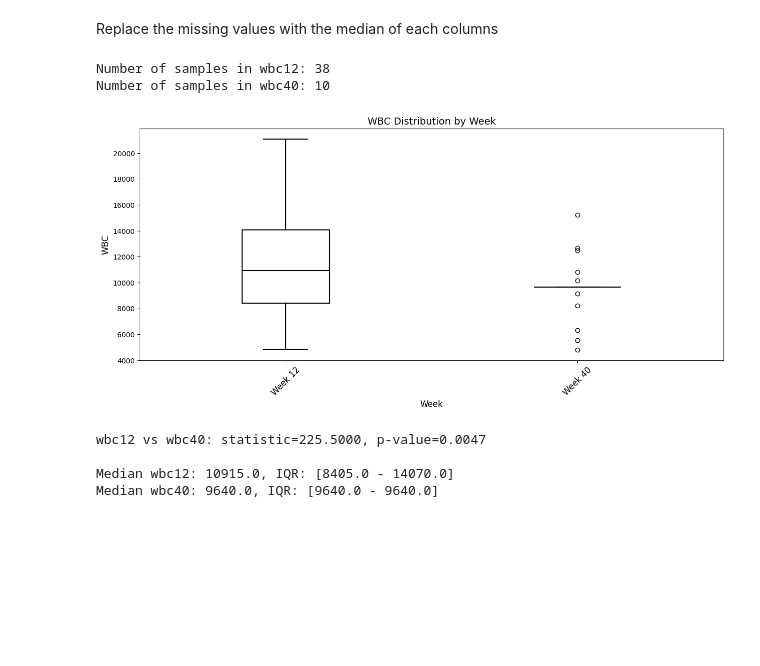
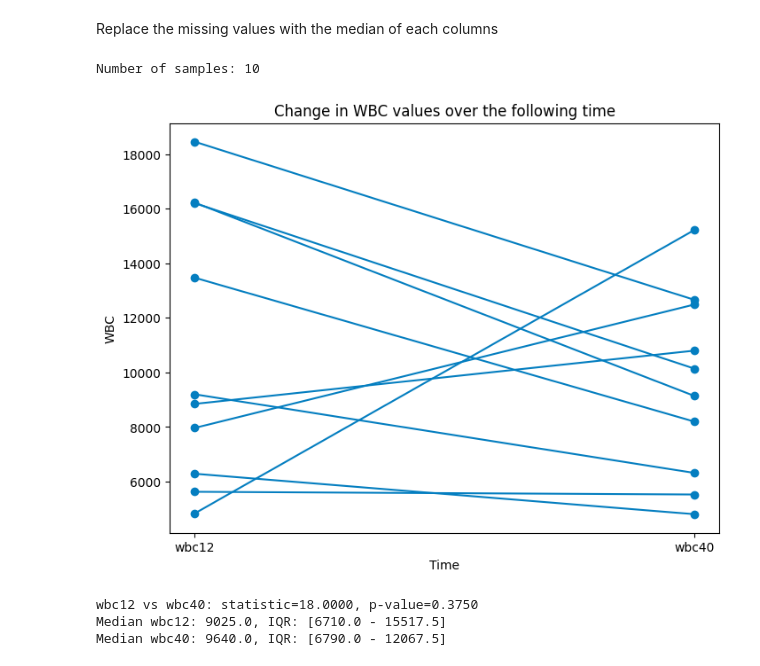
Before and after one commit to chphuttipan/mu-fip-analysis, a Jupyter notebook: fip_analysis_py.ipynb, the cells around one changed output. Saved outputs shown, nothing was run; the diff lists cells and outputs as text; code cells hidden in the pictures; blank space fills up the shorter version.

Commit message:
Adjust the comparison using Wilcoxon, scatterplot and line.

```diff
--- a/fip_analysis_py.ipynb
+++ b/fip_analysis_py.ipynb
@@ -825,10 +875,8 @@ def wilcox_col(prefix_param, df, df_clean, specific_weeks=None, alpha=0.05):
 # %%
-wilcox_col('wbc', df_copy, df_no_na, [12, 40])
+wilcox_col2('wbc', df_copy, [12, 40])
 # %% [output]
-Number of samples in wbc12: 38
-Number of samples in wbc40: 10
+Number of samples: 10
-[figure, old version]
+[figure, new version]
-wbc12 vs wbc40: statistic=225.5000, p-value=0.0047
-
-Median wbc12: 10915.0, IQR: [8405.0 - 14070.0]
-Median wbc40: 9640.0, IQR: [9640.0 - 9640.0]
+wbc12 vs wbc40: statistic=18.0000, p-value=0.3750
+Median wbc12: 9025.0, IQR: [6710.0 - 15517.5]
+Median wbc40: 9640.0, IQR: [6790.0 - 12067.5]
```
Also changed, not shown: parts of 5 cells of this notebook.
